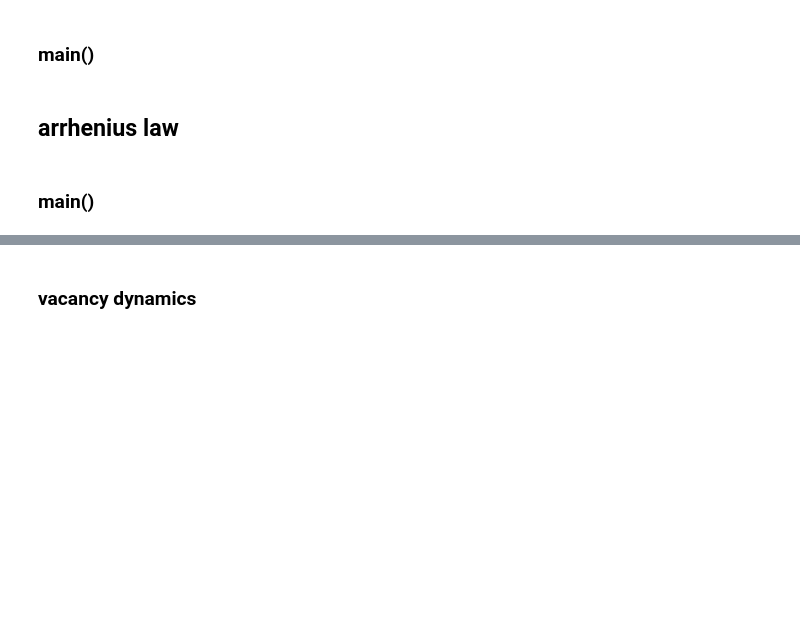
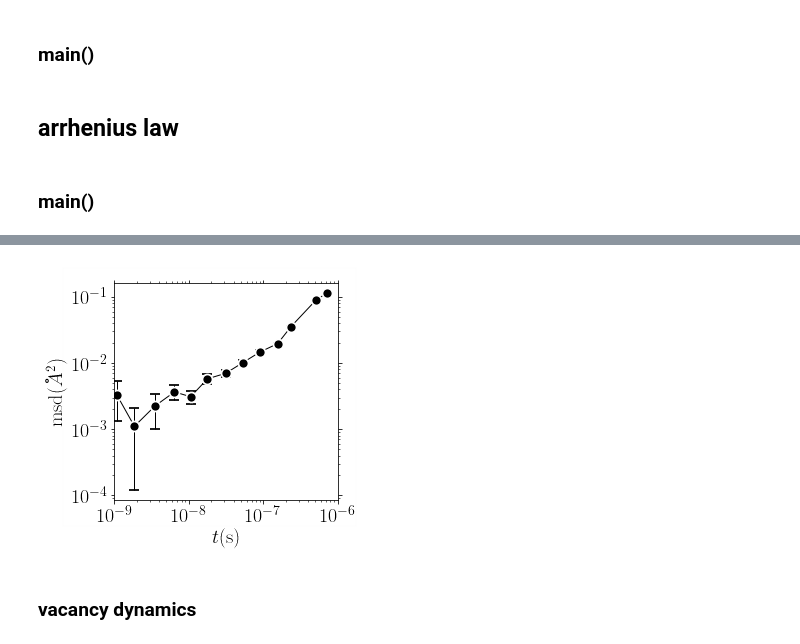
Before and after one commit to kkarimi62/vacancyDiffusion, a Jupyter notebook: postproc/postproc.ipynb, the cells around one changed output, grey strips where cells are left out. Saved outputs shown, nothing was run; the diff lists cells and outputs as text; code cells hidden in the pictures; blank space fills up the shorter version.

```diff
--- a/postproc/postproc.ipynb
+++ b/postproc/postproc.ipynb
@@ -1492,0 +1371,87 @@ err_alpha=0.026035582754263695
+# %%
+def main():
+    if eval(confParser['flags']['RemoteMachine']):
+        return
+    !mkdir png
+    #--- temp object
+    temp = Temperature(
+        [1000],[list(range(32))]*10,
+          verbose = True,
+                     )
+    #
+    #--- parse data
+#    temp.Parse(['./msd/msd.txt'])
+#    temp.Parse( list(map(lambda x:'ni/void5th/Run%s/msd/msd.txt'%(x[1]),
+    temp.Parse( list(map(lambda x:'ni/mlmc/Run%s/msd/msd.txt'%(x[1]),
+                         temp.temps_runs ))
+             )
+    #
+    #--- plot
+#    xlim = (1e1,1e5)
+    xlim = (1e-9,1e-6)
+#     ylim = (1e-7,1e0)
+    print('single realizations')
+    temp.Plot(**{
+                  'xscale':'log',
+                  'yscale':'log',
+                   'attrs':{'fmt':'-'},
+                 'xlim':xlim,
+#                    'ylim':ylim,
+                   'title':'png/msd_temp_ni.png',
+                    'xstr':r'$t(\mathrm{s})$','ystr':r'$\mathrm{msd}(\r{A}^2)$',
+        'bbox_to_anchor':(0.01,0.3,0.5,0.5)
+    })
+
+    #
+    #--- plot average
+    #
+#     print('ensemble average')
+#     temp.EnsAverage(log_scale_x=True,log_scale_y=True,
+#                    n_thresh=1,
+#                     n_bins_per_decade=4,#32,
+#                     ymin=1e-3,
+#                    )
+#     temp.PlotAverage(**{
+#                   'yscale':'log',
+#                   'xscale':'log',
+# #                   'count':0,
+#                   'xlim':xlim,
+# #                    'ylim':ylim,
+#                     'xstr':r'$t(\mathrm{ps})$','ystr':r'$\mathrm{msd}(\r{A}^2)$',
+#                     'title':'png/msd_temp_ni_T%sK.png'%temp.temps[0],
+#          })
+
+#     #
+#     #--- fit
+#     #
+#     temp.Fit(Plot=True,
+# #              shift=True,
+# #             bounds=([4e-3, 1e5,0.5], [1e-2, 1e7,2.0]),
+# #            p0=[[1e-4, 1e6, 1.0]],
+#             p0=[[1e-3, 1e6, 1.5]],
+#                sigma=True, #--- comment for ni
+#               xlo=xlim[0],
+#              plotAttrs={'yscale':'log',
+#                   'xscale':'log',
+#                    'xlim':xlim,
+# #                     'ylim':ylim,
+#                         'ndecade_x':1,
+#                     'bbox_to_anchor':(-0.05,0.33,0.5,0.5),
+#                    'title':'png/msd_temp_ni_fit_inset.png',
+#                     'xstr':r'$t(\mathrm{ps})$','ystr':r'$\mathrm{msd}(\r{A}^2)$',
+# #                         'fontsize':24,
+# #              'halfopen':True
+#                        }
+#             )
+
+
+
+#     temp.PlotExponent(**{
+#                     'title':'png/alpha_temp_ni.png',
+#                     'ylim':(0.5,1.5),
+#                     }
+#                 )
+
+    return temp
+temp = main()
+# %% [output]
@@ -1493,3 +1461,4 @@ err_alpha=0.026035582754263695
+[figure, added]
 # %% [markdown]
 ### vacancy dynamics
 # %%
```
Also changed, not shown: parts of 3 cells of this notebook, 2 other files.
